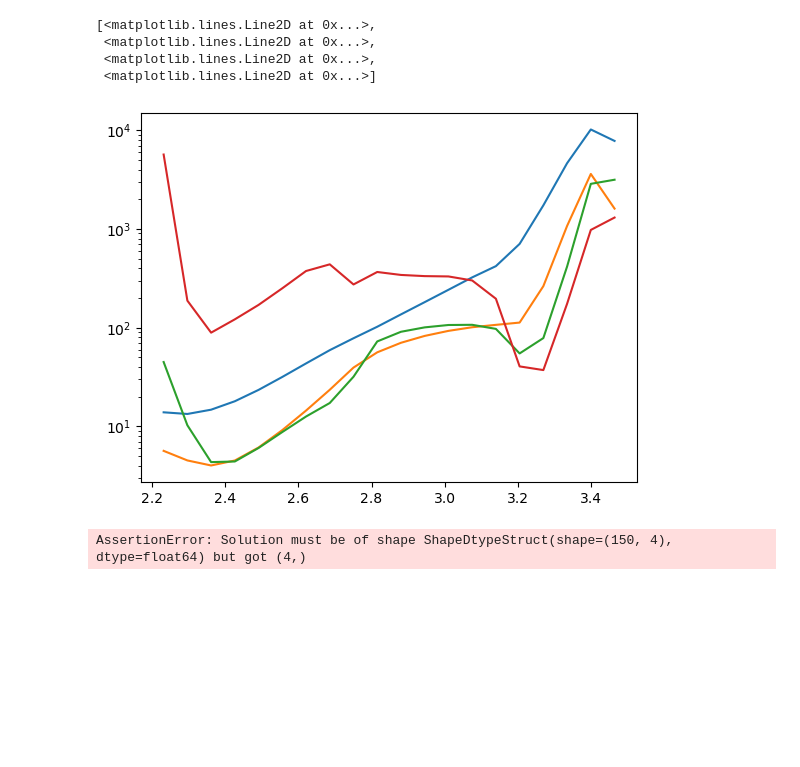
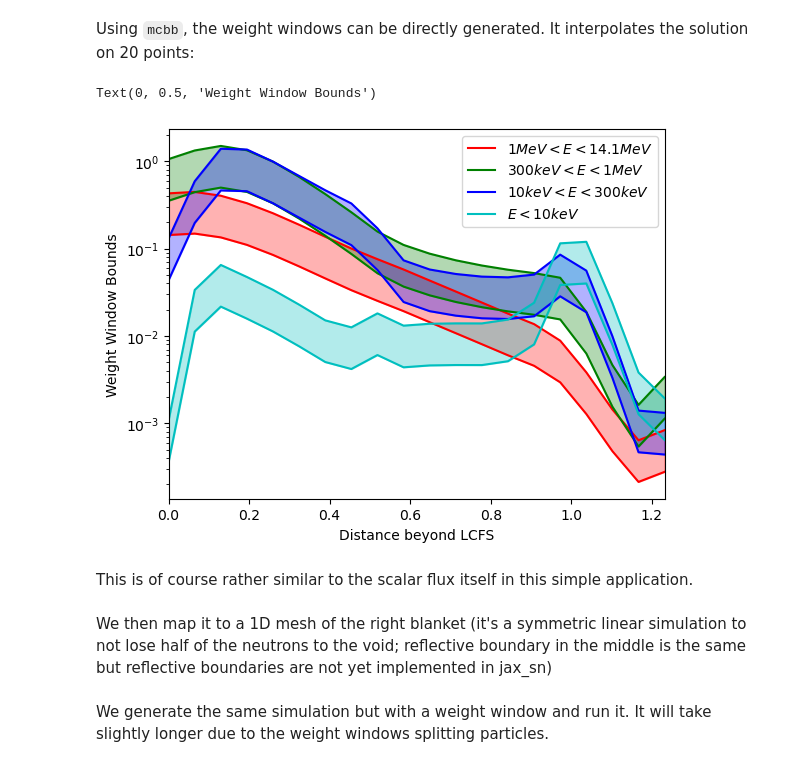
Before and after one commit to timobogaarts/jax-sn, a Jupyter notebook: examples/fw_cadis.ipynb, the cells around one changed output. Saved outputs shown, nothing was run; the diff lists cells and outputs as text; code cells hidden in the pictures; blank space fills up the shorter version.

```diff
--- a/examples/fw_cadis.ipynb
+++ b/examples/fw_cadis.ipynb
@@ -75,13 +80,28 @@ plt.semilogy(d, ww_down.T,'--')
-# %%
-plt.semilogy(d, importance_map.T)
-# %% [output]
-[<matplotlib.lines.Line2D at 0x...>,
- <matplotlib.lines.Line2D at 0x...>,
- <matplotlib.lines.Line2D at 0x...>,
- <matplotlib.lines.Line2D at 0x...>]
-[figure, removed]
-# %%
-x = jnp.linspace(0,3.5)[:, None]
-plt.semilogy(x, solution_domain.interpolate(x, importance_map[:, 0]).T)
-# %% [output]
-AssertionError: Solution must be of shape ShapeDtypeStruct(shape=(150, 4), dtype=float64) but got (4,)
+# %% [markdown]
+Using `mcbb`, the weight windows can be directly generated. It interpolates the solution on 20 points:
+# %%
+from mcbb.sn.base_sn import create_weight_windows_for_blanket
+from mcbb.openmc_base_functions import _importance_map_to_weight_windows
+d, importance_map = create_weight_windows_for_blanket(hcpb_blanket, openmc_data[0], [10 for i in range(8)], degree, 3, n_weight_windows_in_blanket=20, single_angle_transport_operator_cls = TransportOperatorVmap)
+
+
+# Just for plotting; we give directly the importance map later.
+ww_up, ww_down = _importance_map_to_weight_windows(importance_map, ww_lower_upper_ratio = 3)
+colors = ['r','g','b','c']
+energy_groups = ['$1 MeV < E < 14.1 MeV$', '$300 keV < E < 1 MeV$', '$10 keV < E < 300 keV$', '$E < 10 keV$']
+for i in range(ww_up.shape[0]):
+    plt.plot(d, ww_up[i, :], color=colors[i], label=energy_groups[i])
+    plt.plot(d, ww_down[i, :], color=colors[i], linestyle='-')
+    plt.fill_between(d,  ww_up[i, :], ww_down[i, :], color=colors[i], alpha=0.3)
+plt.yscale('log')
+plt.legend()
+plt.xlim(0, hcpb_blanket.average_thickness)
+plt.xlabel("Distance beyond LCFS")
+plt.ylabel("Weight Window Bounds")
+# %% [output]
+Text(0, 0.5, 'Weight Window Bounds')
+[figure, added]
+# %% [markdown]
+This is of course rather similar to the scalar flux itself in this simple application.
+# %% [markdown]
+We then map it to a 1D mesh of the right blanket (it's a symmetric linear simulation to not lose half of the neutrons to the void; reflective boundary in the middle is the same but reflective boundaries are not yet implemented in jax_sn)
@@ -87,0 +126,2 @@ AssertionError: Solution must be of shape ShapeDtypeStruct(shape=(150, 4), dtype
+# %% [markdown]
+We generate the same simulation but with a weight window and run it. It will take slightly longer due to the weight windows splitting particles.
```
Also changed, not shown: parts of 17 cells of this notebook.
